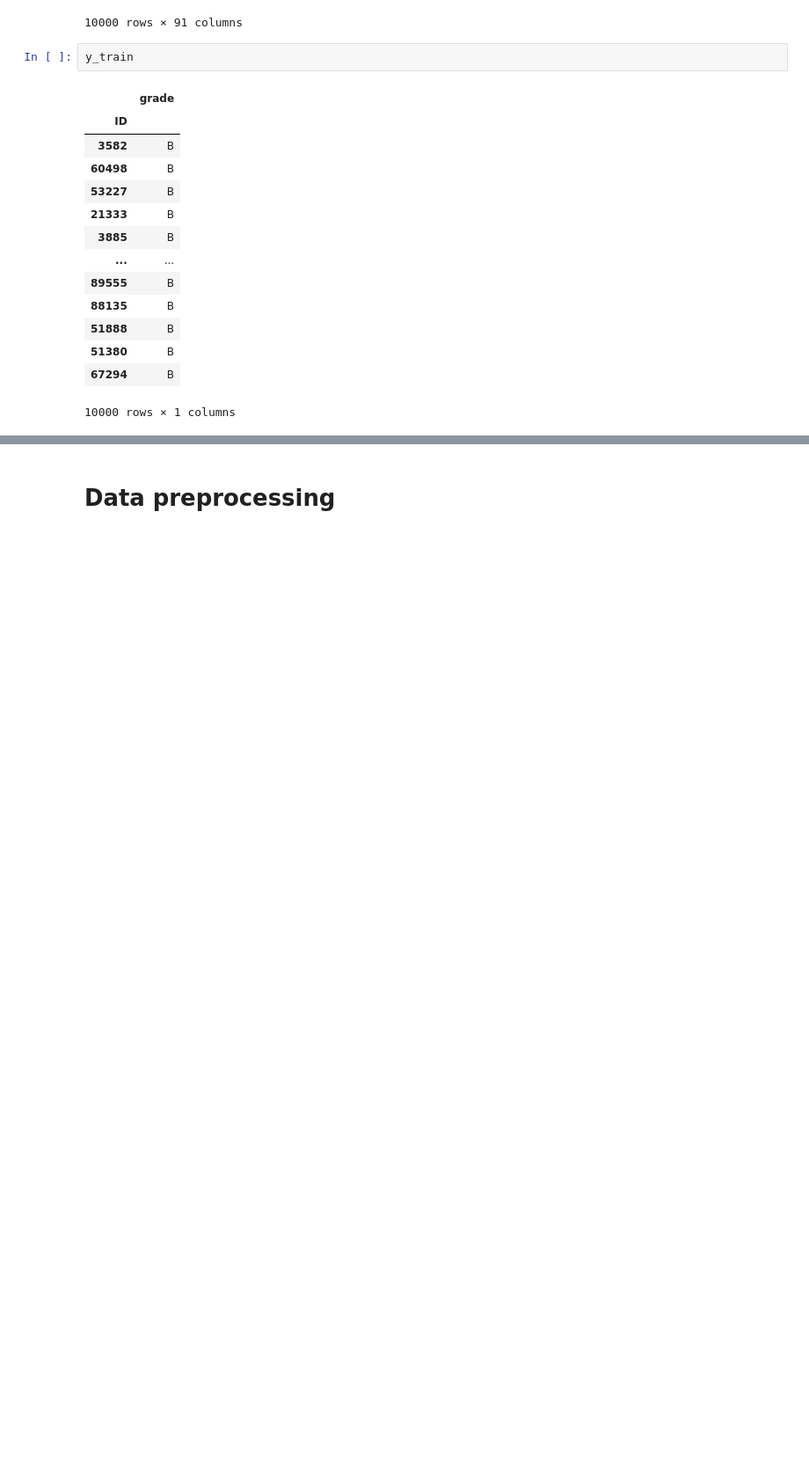
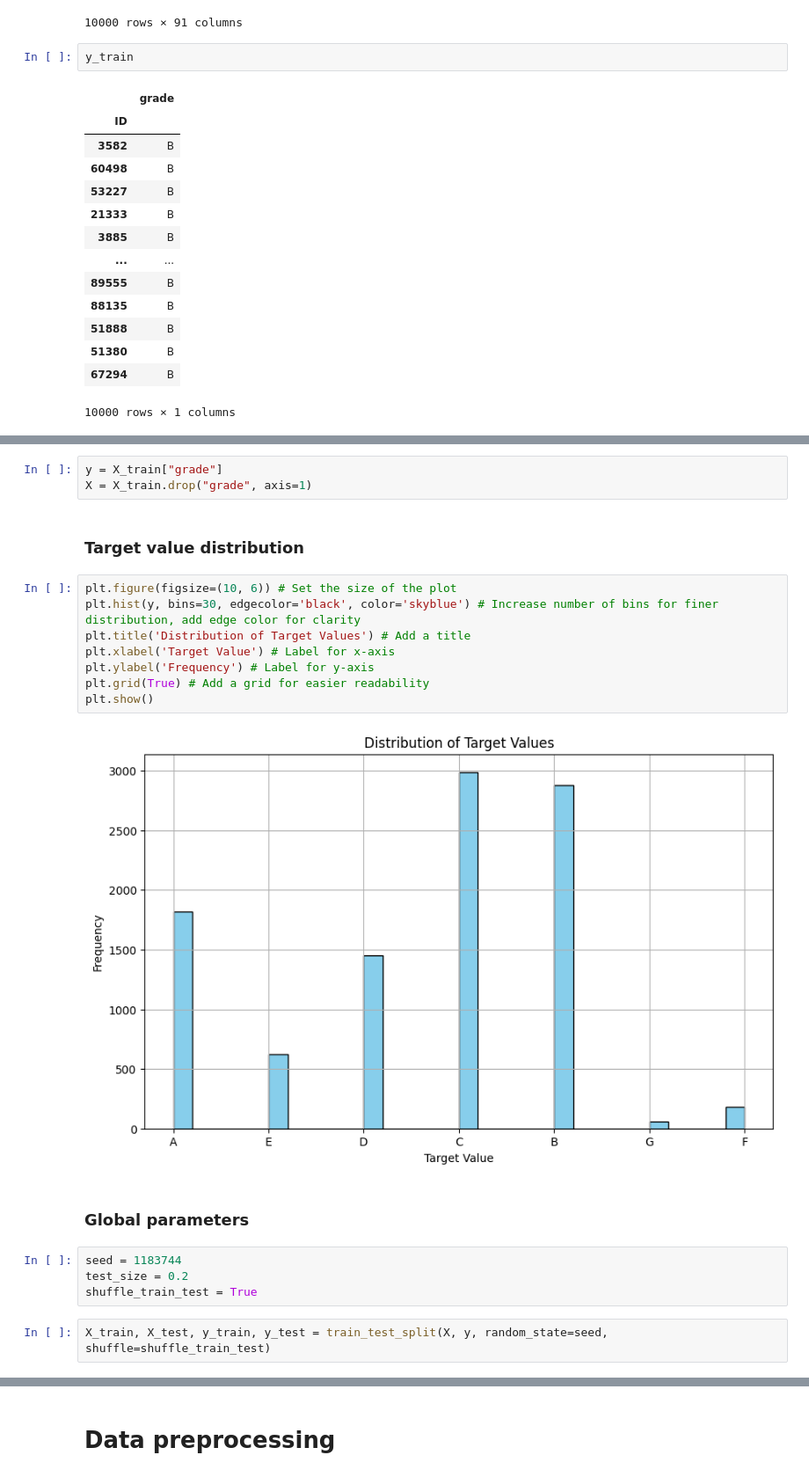
Before and after one commit to tobsel7/course-machine-learning-tuvienna, a Jupyter notebook: src/exercise1/loan.ipynb, the cells around one changed output, grey strips where cells are left out. Shown at 88% size. Saved outputs shown, nothing was run; the diff lists cells and outputs as text; blank space fills up the shorter version.

```diff
--- a/src/exercise1/loan.ipynb
+++ b/src/exercise1/loan.ipynb
@@ -72,3 +85,26 @@ X_test
+# %%
+y = X_train["grade"]
+X = X_train.drop("grade", axis=1)
+# %% [markdown]
+### Target value distribution
+# %%
+plt.figure(figsize=(10, 6)) # Set the size of the plot
+plt.hist(y, bins=30, edgecolor='black', color='skyblue') # Increase number of bins for finer distribution, add edge color for clarity
+plt.title('Distribution of Target Values') # Add a title
+plt.xlabel('Target Value') # Label for x-axis
+plt.ylabel('Frequency') # Label for y-axis
+plt.grid(True) # Add a grid for easier readability
+plt.show()
+# %% [output]
+[figure, added]
+# %% [markdown]
+### Global parameters
+# %%
+seed = 1183744
+test_size = 0.2
+shuffle_train_test = True
+# %%
+X_train, X_test, y_train, y_test = train_test_split(X, y, random_state=seed, shuffle=shuffle_train_test)
 # %%
 pd.DataFrame({
     "Column Name": X_train.columns,
```
Also changed, not shown: parts of 44 cells of this notebook, 3 other files.
